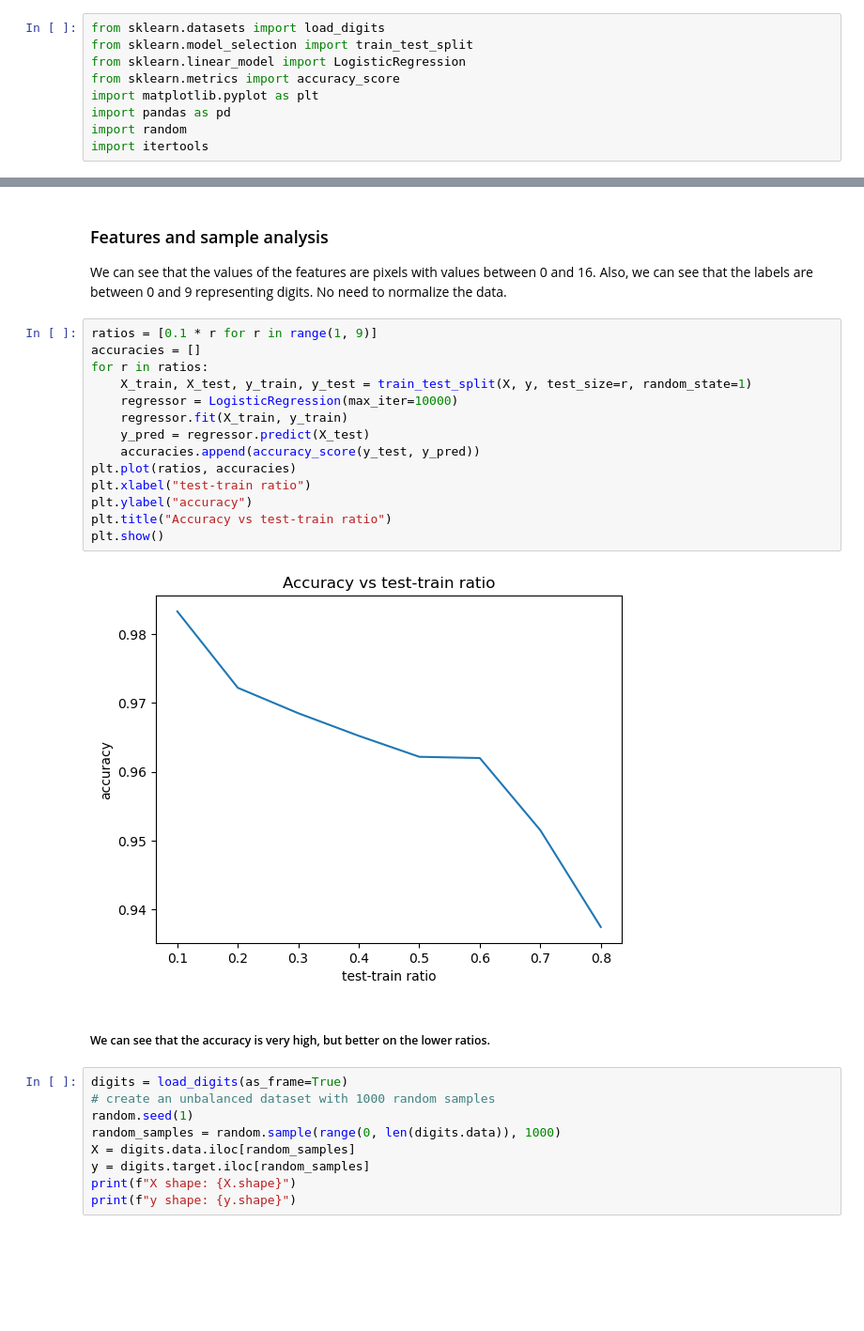
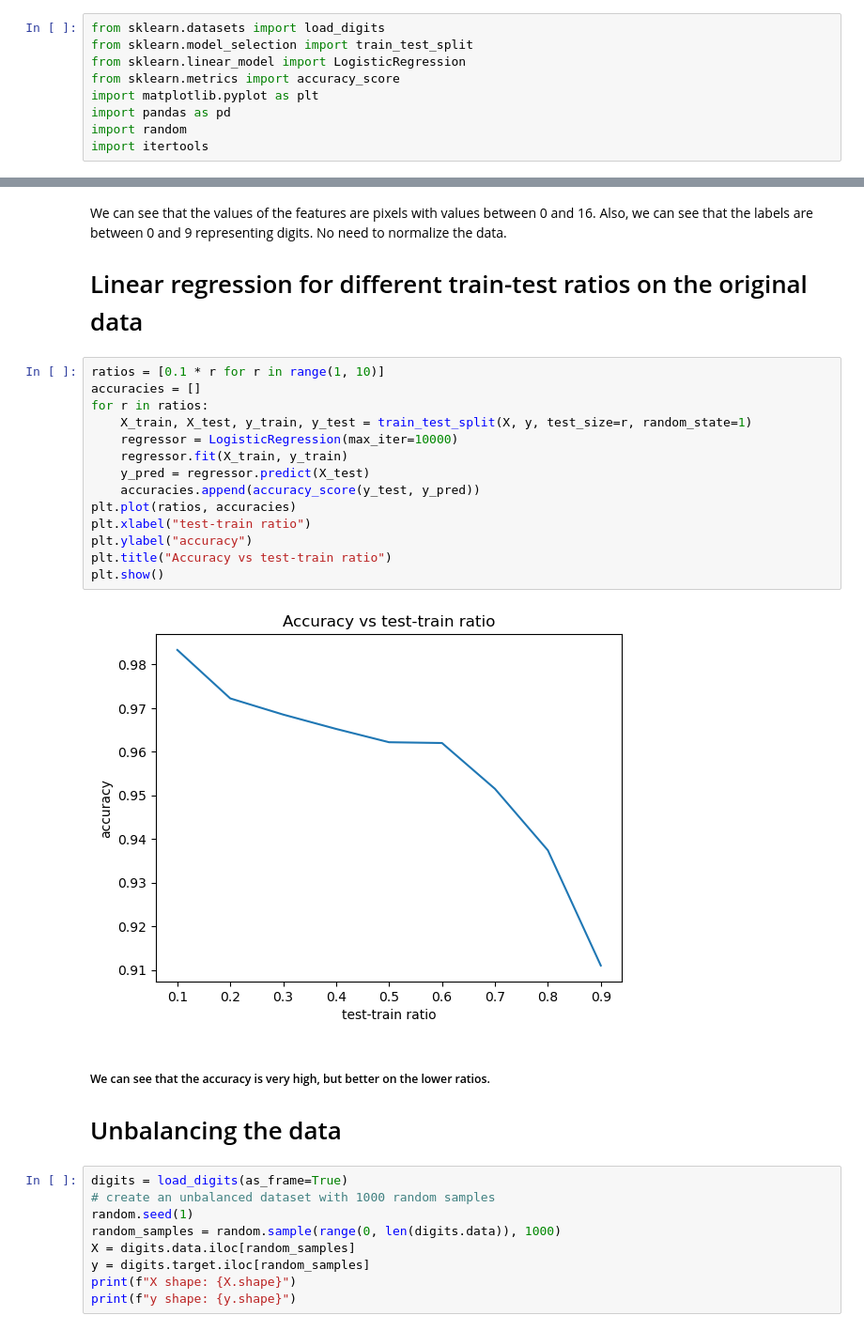
Before and after one commit to NadavShoham/AppliedML, a Jupyter notebook: notebooks/ml_ex1/part1.ipynb, the cells around one changed output, grey strips where cells are left out. Shown: that part at 94% size. Saved outputs shown, nothing was run; the diff lists cells and outputs as text; blank space fills up the shorter version.

```diff
--- a/notebooks/ml_ex1/part1.ipynb
+++ b/notebooks/ml_ex1/part1.ipynb
@@ -33,26 +38,29 @@ example of label: 0
 # %% [markdown]
-### Features and sample analysis
 We can see that the values of the features are pixels with values between 0 and 16.
 Also, we can see that the labels are between 0 and 9 representing digits.
 No need to normalize the data.
+
+# Linear regression for different train-test ratios on the original data
 # %%
-ratios = [0.1 * r for r in range(1, 9)]
+ratios = [0.1 * r for r in range(1, 10)]
 accuracies = []
 for r in ratios:
     X_train, X_test, y_train, y_test = train_test_split(X, y, test_size=r, random_state=1)
     regressor = LogisticRegression(max_iter=10000)
     regressor.fit(X_train, y_train)
     y_pred = regressor.predict(X_test)
     accuracies.append(accuracy_score(y_test, y_pred))
 plt.plot(ratios, accuracies)
 plt.xlabel("test-train ratio")
 plt.ylabel("accuracy")
 plt.title("Accuracy vs test-train ratio")
 plt.show()
 # %% [output]
-[figure, old version]
+[figure, new version]
 # %% [markdown]
 ##### We can see that the accuracy is very high, but better on the lower ratios.
+
+# Unbalancing the data
 # %%
 digits = load_digits(as_frame=True)
 # create an unbalanced dataset with 1000 random samples
```
Also changed, not shown: parts of 7 cells of this notebook, 1 other file.
